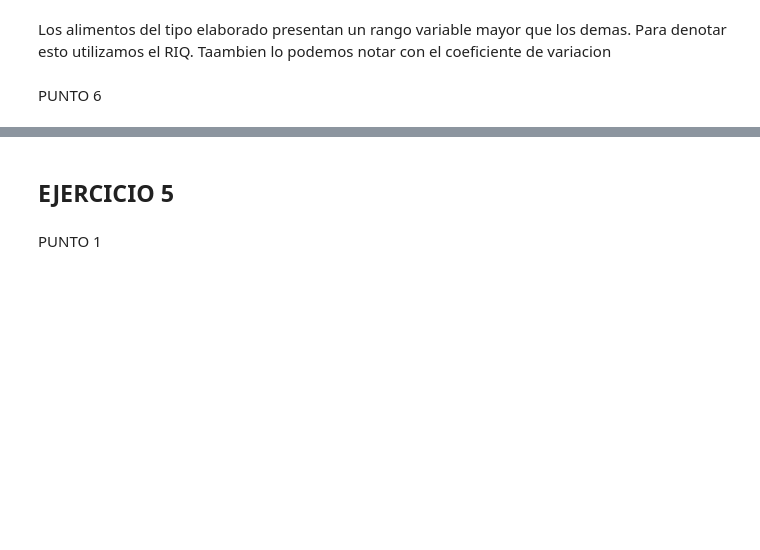
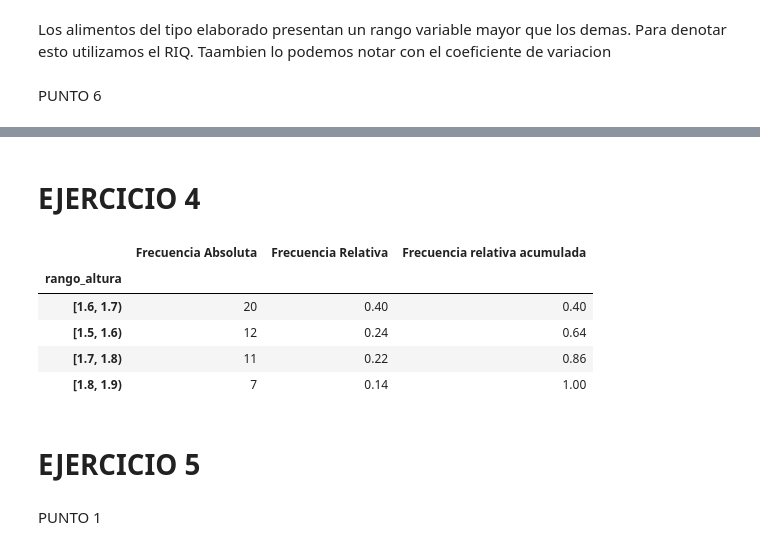
Before and after one commit to winttita/TUIA, a Jupyter notebook: Segundo/Fundamento de Ciencia de Datos/U3 - Medidas de Resumen/practica3.ipynb, the cells around one changed output, grey strips where cells are left out. Cells and saved outputs as stored; diff of their text form; code cells hidden in the pictures; blank space fills up the shorter version.

Commit message:
Actualizacion FCDD: avance en Practica 3. Ejercicios 2 y 4 terminados

```diff
--- a/Segundo/Fundamento de Ciencia de Datos/U3 - Medidas de Resumen/practica3.ipynb
+++ b/Segundo/Fundamento de Ciencia de Datos/U3 - Medidas de Resumen/practica3.ipynb
@@ -126,5 +203,44 @@ PUNTO 6
+# %% [markdown]
+# EJERCICIO 4
+# %%
+# Primero fijamos los minimos y maximos de la columna altura
+menor_altura = pacientes['altura_m'].min()
+mayor_altura = pacientes['altura_m'].max()
+
+# Ahora definimos los limites con estos valores calculados usando arange de numpy
+limites = np.arange(menor_altura, mayor_altura + 0.1, 0.1)
+
+# Usamos el metodo cut de pandas para generar una nueva columna donde para cada paciente se le asigne un rango
+# adecuado segun su altura
+pacientes['rango_altura'] = pd.cut(x=pacientes['altura_m'], bins=limites, right=False)
+
+# Primero calculamos las frecuencias absolutas para cada rango de altura
+frec_absolutas = pacientes['rango_altura'].value_counts()
+
+# Luego calculamos las frecuencias relativas agregando el parametro normalize
+frec_relativas = pacientes['rango_altura'].value_counts(normalize=True)
+#frec_relativas = frec_absolutas / len(pacientes)
+
+# Y acumulamos las frecuencias con el metodo cumsum (cumulativ sum)
+frec_relativas_acum = frec_relativas.cumsum()
+
+# Ahora armamos la tabla de frecuencias
+tabla_frecuencias = pd.DataFrame({
+    'Frecuencia Absoluta': frec_absolutas,
+    'Frecuencia Relativa': frec_relativas,
+    'Frecuencia relativa acumulada': frec_relativas_acum
+})
+
+tabla_frecuencias
+# %% [output]
+|  | Frecuencia Absoluta | Frecuencia Relativa | Frecuencia relativa acumulada |
+| rango_altura |  |  |  |
+| [1.6, 1.7) | 20 | 0.40 | 0.40 |
+| [1.5, 1.6) | 12 | 0.24 | 0.64 |
+| [1.7, 1.8) | 11 | 0.22 | 0.86 |
+| [1.8, 1.9) | 7 | 0.14 | 1.00 |
 # %% [markdown]
-## EJERCICIO 5
+# EJERCICIO 5
 # %% [markdown]
 PUNTO 1
 # %%
```
Also changed, not shown: parts of 10 cells of this notebook.
